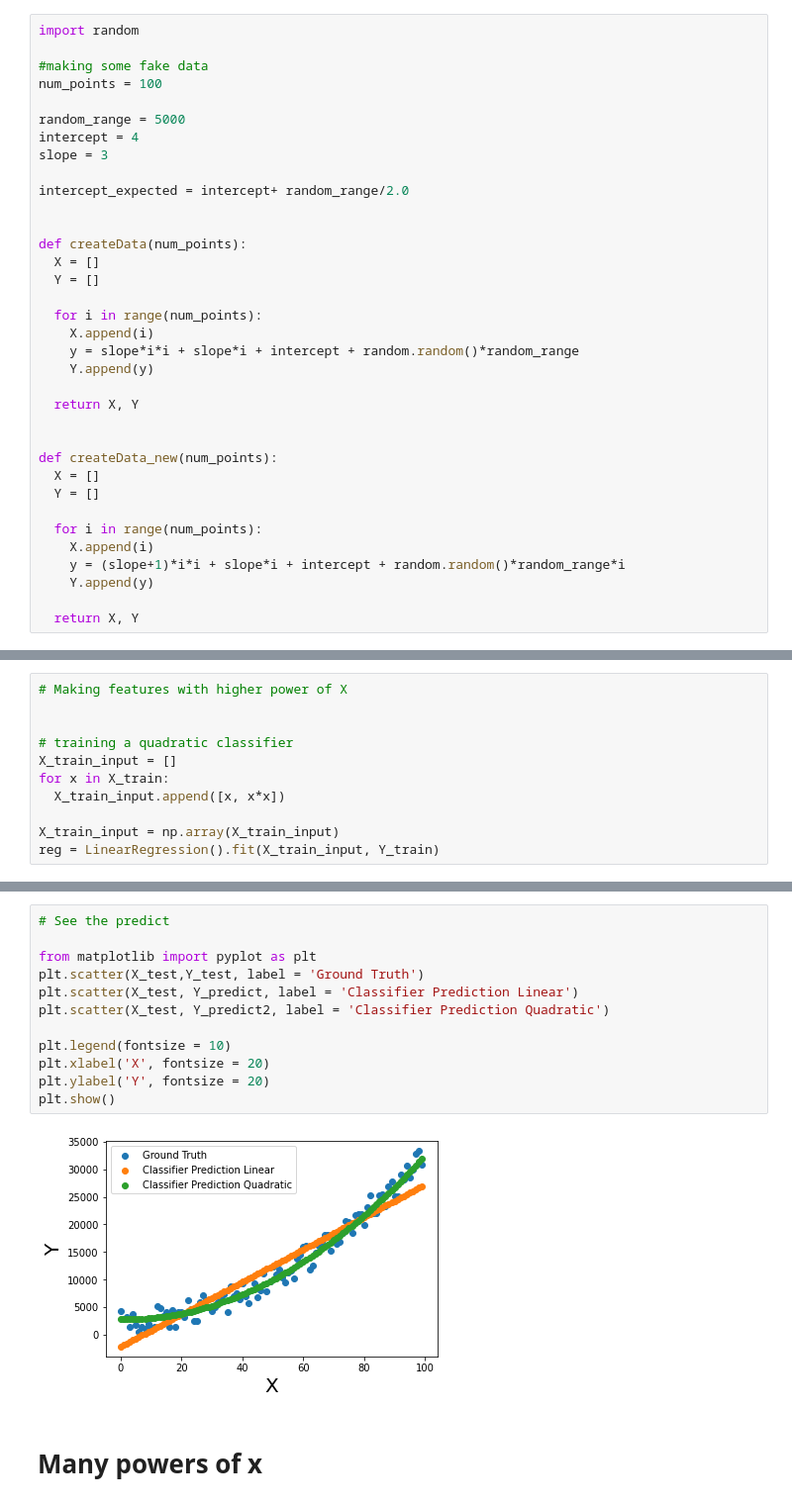
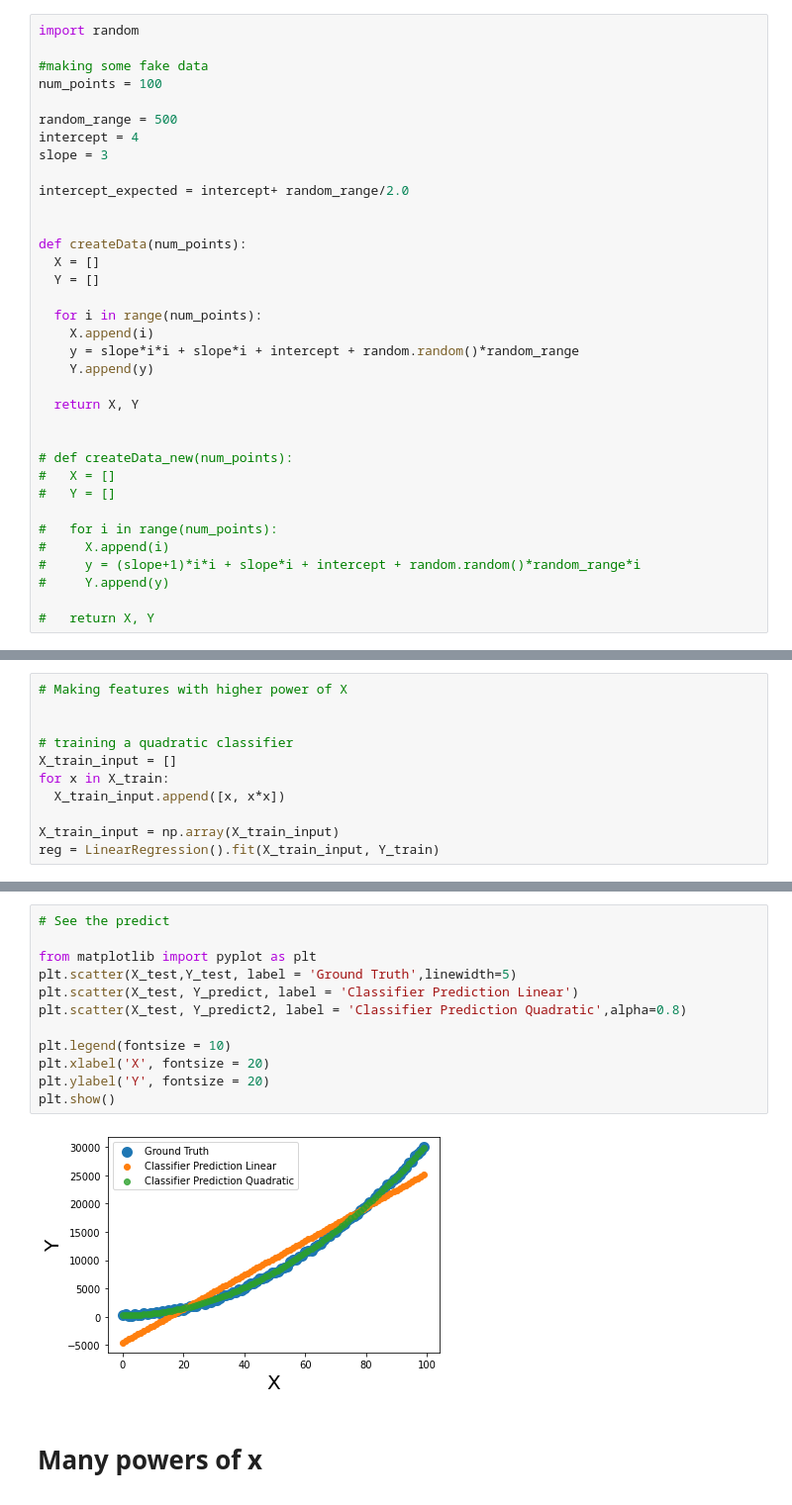
Before and after one commit to jashanmeet-collab/ML-Optimizers, a Jupyter notebook: LinearRegression/Classifier_SyntheticDataset_2.ipynb, the cells around one changed output, grey strips where cells are left out. Shown at 99% size. Saved outputs shown, nothing was run; the diff lists cells and outputs as text.

```diff
--- a/LinearRegression/Classifier_SyntheticDataset_2.ipynb
+++ b/LinearRegression/Classifier_SyntheticDataset_2.ipynb
@@ -15,7 +15,7 @@ import random
 #making some fake data
 num_points = 100
 
-random_range = 5000
+random_range = 500
 intercept = 4
 slope = 3
 
@@ -34,16 +34,16 @@ def createData(num_points):
   return X, Y
 
 
-def createData_new(num_points):
-  X = []
-  Y = []
+# def createData_new(num_points):
+#   X = []
+#   Y = []
 
-  for i in range(num_points):
-    X.append(i)
-    y = (slope+1)*i*i + slope*i + intercept + random.random()*random_range*i
-    Y.append(y)
+#   for i in range(num_points):
+#     X.append(i)
+#     y = (slope+1)*i*i + slope*i + intercept + random.random()*random_range*i
+#     Y.append(y)
 
-  return X, Y
+#   return X, Y
 # %%
 # create training data
 
@@ -107,17 +143,17 @@ Y_predict2 = reg.predict(X_test_input)
 # %%
 # See the predict
 
 from matplotlib import pyplot as plt
-plt.scatter(X_test,Y_test, label = 'Ground Truth')
+plt.scatter(X_test,Y_test, label = 'Ground Truth',linewidth=5)
 plt.scatter(X_test, Y_predict, label = 'Classifier Prediction Linear')
-plt.scatter(X_test, Y_predict2, label = 'Classifier Prediction Quadratic')
+plt.scatter(X_test, Y_predict2, label = 'Classifier Prediction Quadratic',alpha=0.8)
 
 plt.legend(fontsize = 10)
 plt.xlabel('X', fontsize = 20)
 plt.ylabel('Y', fontsize = 20)
 plt.show()
 # %% [output]
-[figure, old version]
+[figure, new version]
 # %% [markdown]
 # Many powers of x
 # %%
```
Also changed, not shown: parts of 12 cells of this notebook, 1 other file.
